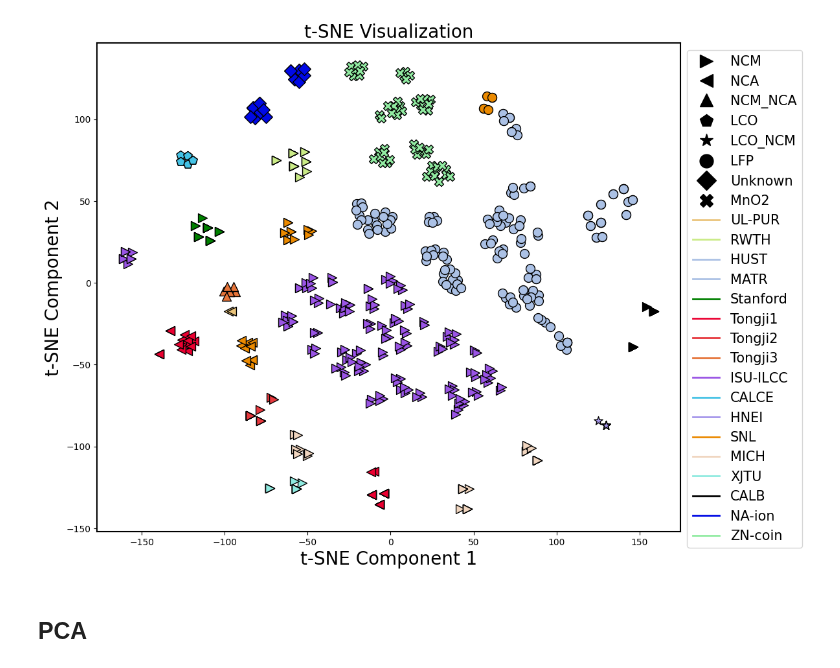
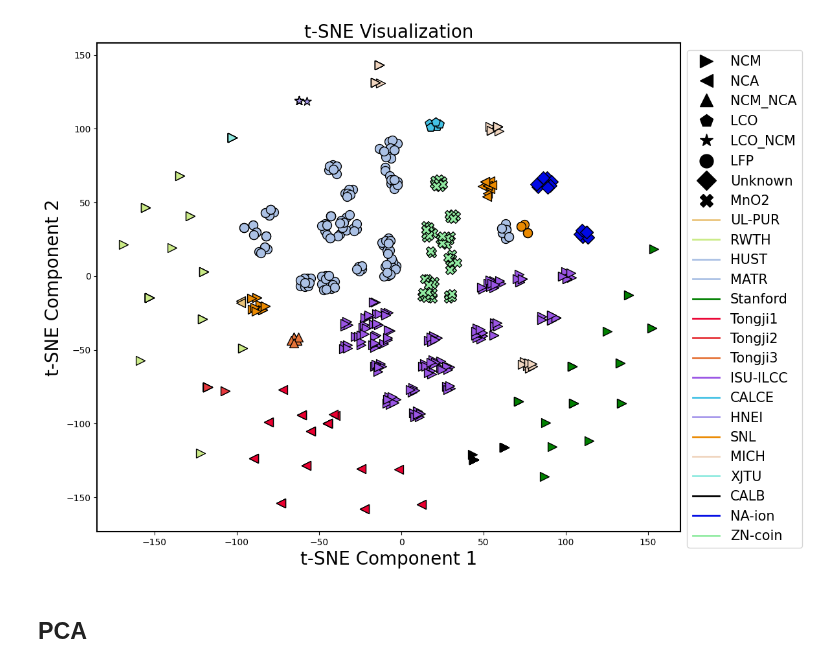
Before and after one commit to Ruifeng-Tan/PBT, a Jupyter notebook: visualize_precomputed_embeddings.ipynb, the cells around one changed output. Cells and saved outputs as stored; diff of their text form; code cells hidden in the pictures.

Commit message:
update model

```diff
--- a/visualize_precomputed_embeddings.ipynb
+++ b/visualize_precomputed_embeddings.ipynb
@@ -51,7 +51,7 @@ def set_draft_fig(fig):
 def array_in_list(arr, list_of_arrays):
     return any(np.array_equal(arr, existing_arr) for existing_arr in list_of_arrays)
 
-model_name = 'Qwen3_8B'
+model_name = 'Qwen3_0.6B' # ['Qwen3_0.6B', 'Qwen3_8B']
 data_path = f'/data/trf/python_works/BatteryLife/dataset/training_DKP_embed_all_{model_name}.pkl'
 data = pickle.load(open(data_path, 'rb'))
 tmp_total_features = np.array(list(data.values())).squeeze(1)
@@ -107,34 +107,34 @@ dataset_color = {
 
 appear_cathodeNames = []
 for i in range(len(tmp_total_features)):
     if cathode_names[i] not in appear_cathodeNames:
         plt.scatter(tsne_results[i, 0], tsne_results[i, 1],
                     c=dataset_color[dataset_names[i]],  # Color by cluster label
                     marker=dataset_shape_map[cathode_names[i]],  # Shape by dataset name
                      s=100, edgecolor='k', label=cathode_names[i])
     else:
         plt.scatter(tsne_results[i, 0], tsne_results[i, 1],
                     c=dataset_color[dataset_names[i]],  # Color by cluster label
                     marker=dataset_shape_map[cathode_names[i]],  # Shape by dataset name
                     s=100, edgecolor='k')
     appear_cathodeNames.append(cathode_names[i])
 
 # Add labels and title
 plt.title("t-SNE Visualization", fontsize=20)
 plt.xlabel("t-SNE Component 1", fontsize=20)
 plt.ylabel("t-SNE Component 2", fontsize=20)
 
 # Custom legend for cluster shapes only (no color distinction)
 legend_shapes = [Line2D([], [], marker=shape, color='black', linestyle='None', markersize=15, label=name) for name, shape in dataset_shape_map.items()]
 legend_colors = [Line2D([], [], marker='None', color=color, linestyle='-', markersize=15, label=name, lw=2) for name, color in dataset_color.items()]
 plt.legend(loc='upper left', bbox_to_anchor=(1.0, 1), fontsize=15, handles=legend_shapes+legend_colors)
 
 set_ax_linewidth(plt.gca())
 fig.tight_layout()
 plt.savefig('./figures/t-SNE_clustering.jpg', dpi=600, bbox_inches='tight')
 plt.show()
 # %% [output]
-[figure, old version]
+[figure, new version]
 # %% [markdown]
 ## PCA
 # %%
```
Also changed, not shown: parts of 1 cell of this notebook, 5 other files.
